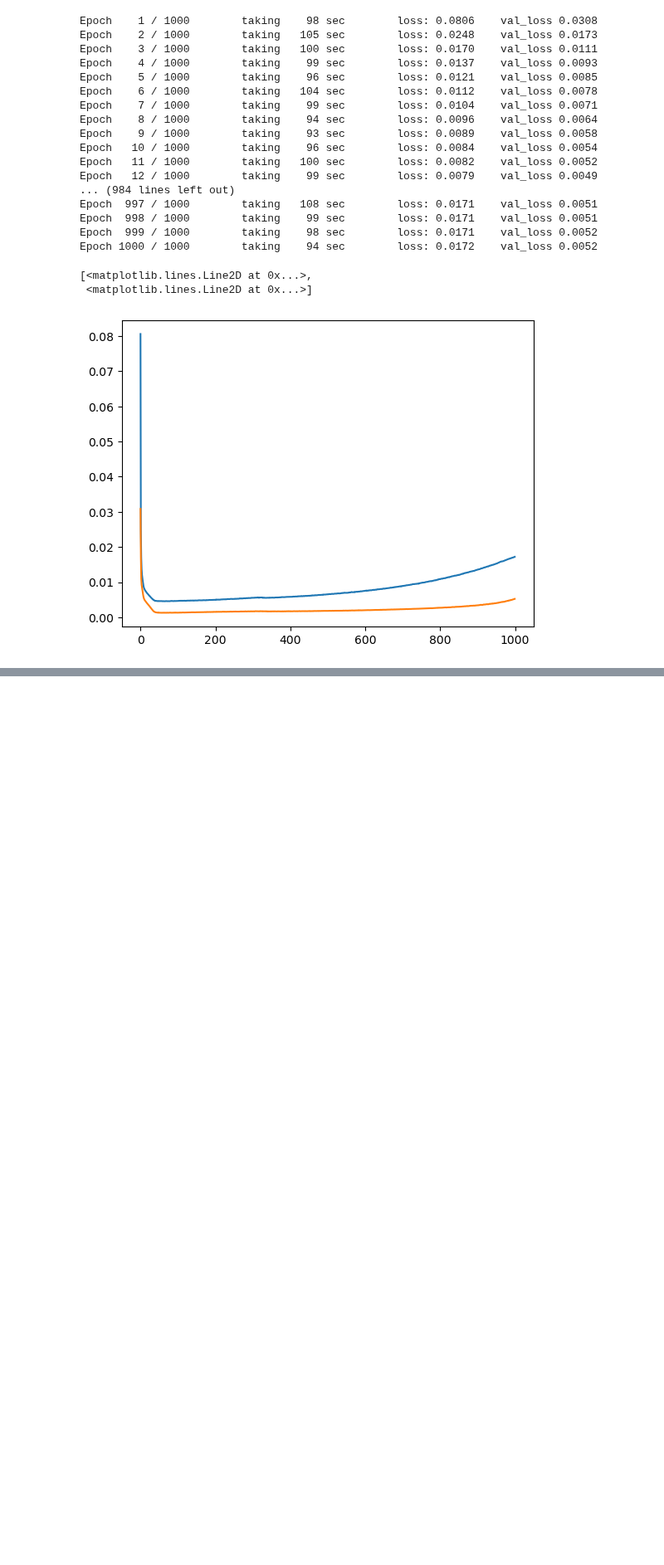
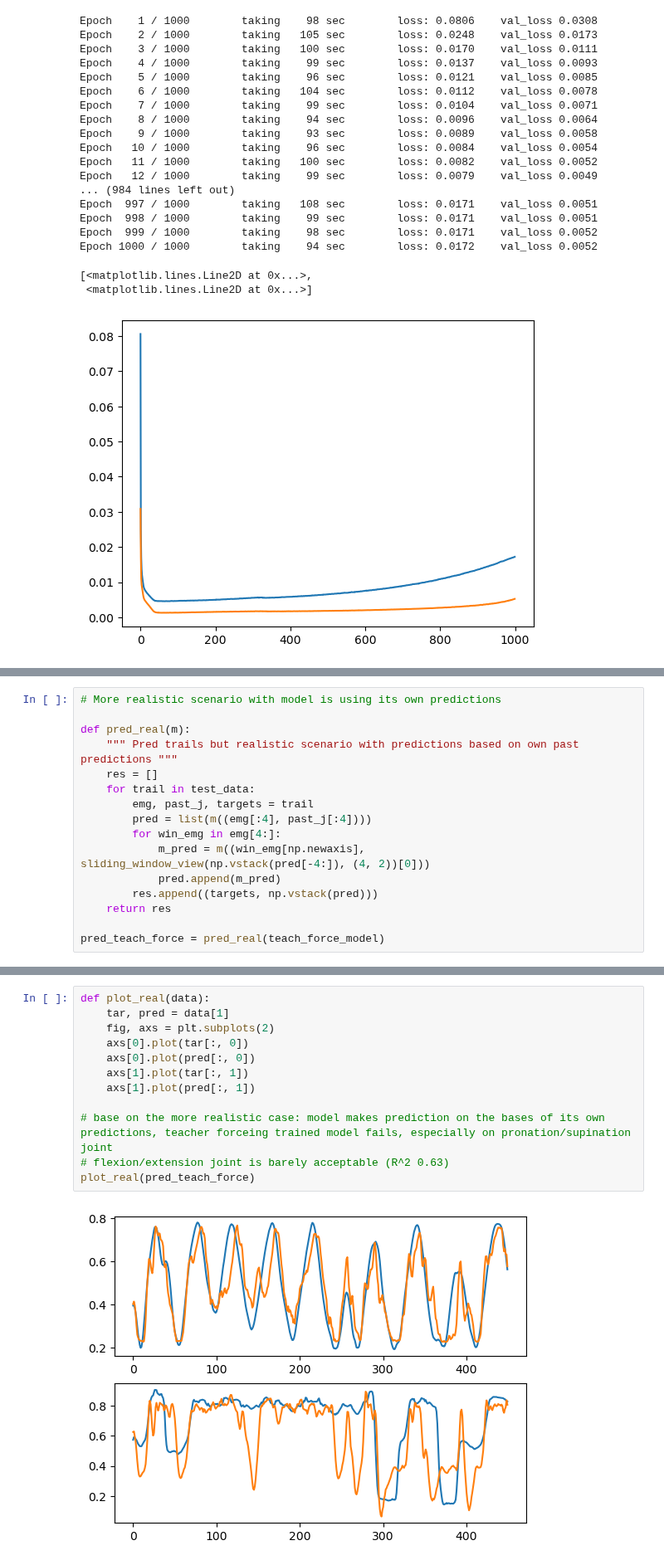
Before and after one commit to gjmm07/Masterthesis, a Jupyter notebook: NARX.ipynb, the cells around one changed output, grey strips where cells are left out. Shown at 83% size. Drawn from its saved outputs; the diff is of its cells as text; blank space fills up the shorter version.

```diff
--- a/NARX.ipynb
+++ b/NARX.ipynb
@@ -511,0 +594,16 @@ Epoch 1000 / 1000        taking    94 sec        loss: 0.0172    val_loss 0.0052
+# %%
+# More realistic scenario with model is using its own predictions
+
+def pred_real(m):
+    """ Pred trails but realistic scenario with predictions based on own past predictions """
+    res = []
+    for trail in test_data:
+        emg, past_j, targets = trail
+        pred = list(m((emg[:4], past_j[:4])))
+        for win_emg in emg[4:]:
+            m_pred = m((win_emg[np.newaxis], sliding_window_view(np.vstack(pred[-4:]), (4, 2))[0]))
+            pred.append(m_pred)
+        res.append((targets, np.vstack(pred)))
+    return res
+
+pred_teach_force = pred_real(teach_force_model)
@@ -511,0 +630,14 @@ Epoch 1000 / 1000        taking    94 sec        loss: 0.0172    val_loss 0.0052
+# %%
+def plot_real(data):
+    tar, pred = data[1]
+    fig, axs = plt.subplots(2)
+    axs[0].plot(tar[:, 0])
+    axs[0].plot(pred[:, 0])
+    axs[1].plot(tar[:, 1])
+    axs[1].plot(pred[:, 1])
+
+# base on the more realistic case: model makes prediction on the bases of its own predictions, teacher forceing trained model fails, especially on pronation/supination joint
+# flexion/extension joint is barely acceptable (R^2 0.63)
+plot_real(pred_teach_force)
+# %% [output]
+[figure, added]
```
Also changed, not shown: parts of 19 cells of this notebook, 1 other file.
